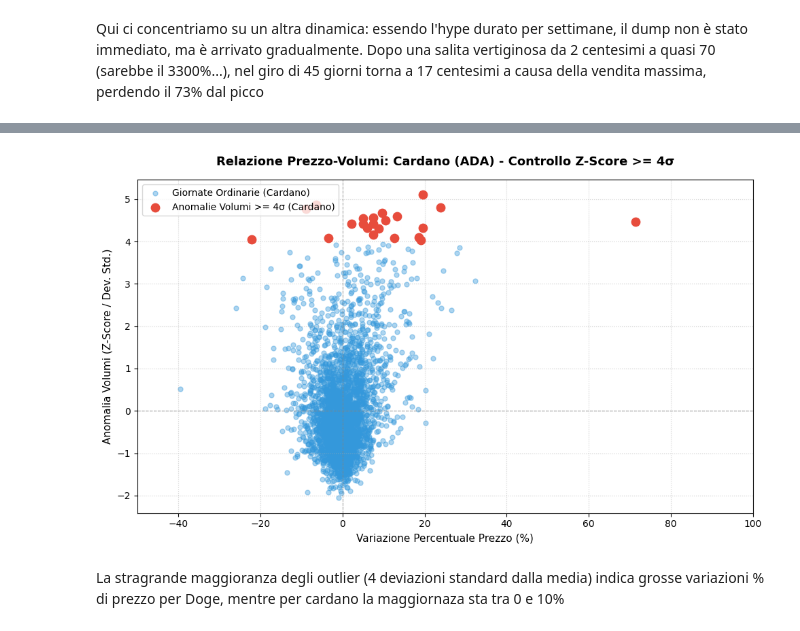
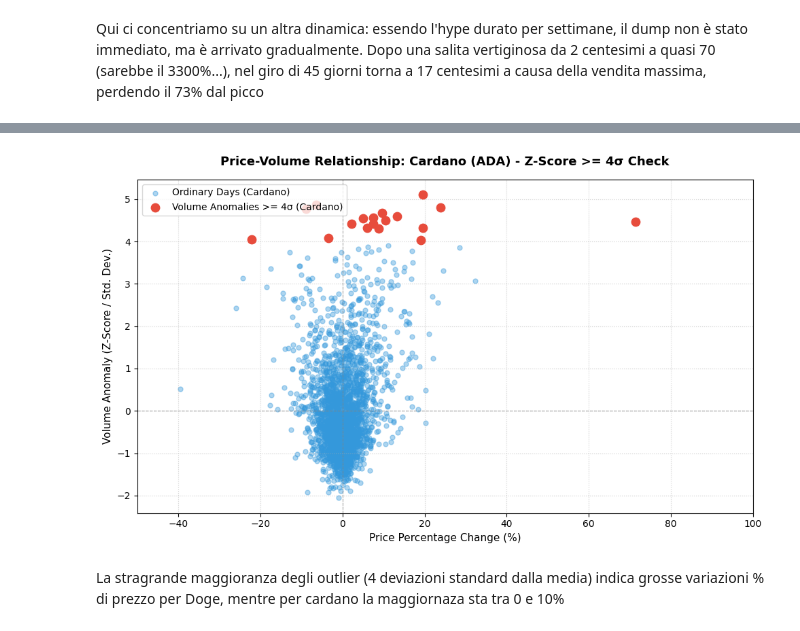
Before and after one commit to ChristianChimi/BLOCKHAIN-ANALYSIS, a Jupyter notebook: Pump_and_dump_DOGE.ipynb, the cells around one changed output, grey strips where cells are left out. Drawn from its saved outputs; the diff is of its cells as text; code cells hidden in the pictures.

```diff
--- a/Pump_and_dump_DOGE.ipynb
+++ b/Pump_and_dump_DOGE.ipynb
@@ -660,64 +678,87 @@ plt.show()
 # %%
+import matplotlib.pyplot as plt
+import pandas as pd
+
 fig, ax = plt.subplots(figsize=(10, 6))
 
+# 1. Estrazione sicura dei dati di Cardano (ADA-USD) da 'close' e 'volume' già esistenti
+if isinstance(close, pd.DataFrame):
+  ada_close = (
+      close[("Close", "ADA-USD")]
+      if ("Close", "ADA-USD") in close.columns
+      else close["ADA-USD"]
+  )
+  ada_volume = (
+      volume[("Volume", "ADA-USD")]
+      if ("Volume", "ADA-USD") in volume.columns
+      else volume["ADA-USD"]
+  )
+else:
+  ada_close = close["ADA-USD"]
+  ada_volume = volume["ADA-USD"]
+
+# 2. Creazione di un DataFrame pulito per Cardano
+df_ada = pd.DataFrame(
+    {
+        "Close": ada_close,
+        "Volume": ada_volume,
+    }
+).dropna()
+
+# Calcoliamo la variazione percentuale e lo Z-Score dei volumi
+df_ada["Price_Change_Pct"] = df_ada["Close"].pct_change() * 100
+
+vol_ma = df_ada["Volume"].rolling(window=30).mean()
+vol_std = df_ada["Volume"].rolling(window=30).std()
+df_ada["Volume_ZScore"] = (df_ada["Volume"] - vol_ma) / vol_std
+
 x_col = "Price_Change_Pct"
-
-# Assicuriamoci che df_ada abbia già la colonna Price_Change_Pct calcolata
-if "Price_Change_Pct" not in df_ada.columns:
-  df_ada["Price_Change_Pct"] = df_ada["Close"].pct_change() * 100
-
-# Controlliamo ed eventualmente calcoliamo 'Volume_ZScore' per Cardano
-if "Volume_ZScore" not in df_ada.columns:
-  vol_ma = df_ada["Volume"].rolling(window=30).mean()
-  vol_std = df_ada["Volume"].rolling(window=30).std()
-  df_ada["Volume_ZScore"] = (df_ada["Volume"] - vol_ma) / vol_std
-
 y_col = "Volume_ZScore"
 
 # Scatter plot di tutte le giornate ordinarie di Cardano
 ax.scatter(
     df_ada[x_col],
     df_ada[y_col],
-    color="#3498db",  # Blu tipico di Cardano per distinguerlo da Doge
+    color="#3498db",  # Cardano's signature blue to distinguish from Doge
     alpha=0.4,
     s=25,
-    label="Giornate Ordinarie (Cardano)",
+    label="Ordinary Days (Cardano)",
 )
 
 # Evidenziamo in rosso i punti estremi con anomalie sui volumi >= 4 deviazioni standard
 extreme_vol_ada = df_ada[df_ada["Volume_ZScore"] >= 4.0]
 ax.scatter(
     extreme_vol_ada[x_col],
     extreme_vol_ada[y_col],
     color="#e74c3c",
     s=80,
     zorder=5,
-    label="Anomalie Volumi >= 4σ (Cardano)",
+    label="Volume Anomalies >= 4σ (Cardano)",
 )
 
 # Linee di riferimento per gli assi zero
 ax.axhline(0, color="gray", linestyle="--", linewidth=0.8, alpha=0.7)
 ax.axvline(0, color="gray", linestyle="--", linewidth=0.8, alpha=0.7)
 
-# LIMITIAMO L'ASSE X TRA -50% E +100% per coerenza visiva
+# LIMIT THE X-AXIS BETWEEN -50% AND +100% for visual consistency
 ax.set_xlim(-50, 100)
 
 # Personalizzazione estetica
 ax.set_title(
-    "Relazione Prezzo-Volumi: Cardano (ADA) - Controllo Z-Score >= 4σ",
+    "Price-Volume Relationship: Cardano (ADA) - Z-Score >= 4σ Check",
     fontsize=13,
     fontweight="bold",
     pad=15,
 )
-ax.set_xlabel("Variazione Percentuale Prezzo (%)", fontsize=11)
-ax.set_ylabel("Anomalia Volumi (Z-Score / Dev. Std.)", fontsize=11)
+ax.set_xlabel("Price Percentage Change (%)", fontsize=11)
+ax.set_ylabel("Volume Anomaly (Z-Score / Std. Dev.)", fontsize=11)
 
 ax.legend(fontsize=10, loc="upper left")
 ax.grid(True, linestyle=":", alpha=0.6)
 
 plt.tight_layout()
 plt.show()
 # %% [output]
-[figure, old version]
+[figure, new version]
 # %% [markdown]
 La stragrande maggioranza degli outlier (4 deviazioni standard dalla media) indica grosse variazioni % di prezzo per Doge, mentre per cardano la maggiornaza sta tra 0 e 10%
```
Also changed, not shown: parts of 4 cells of this notebook.
